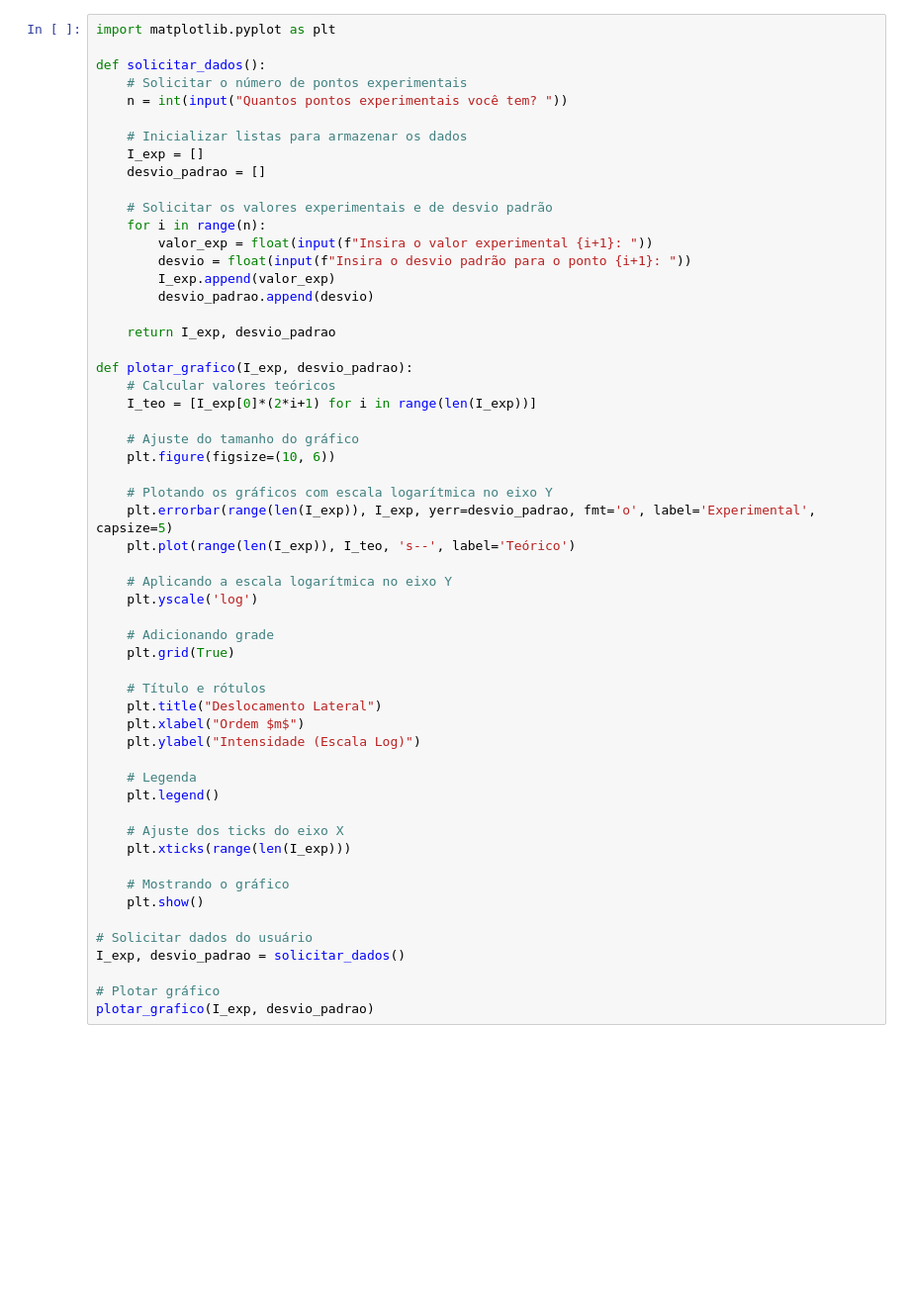
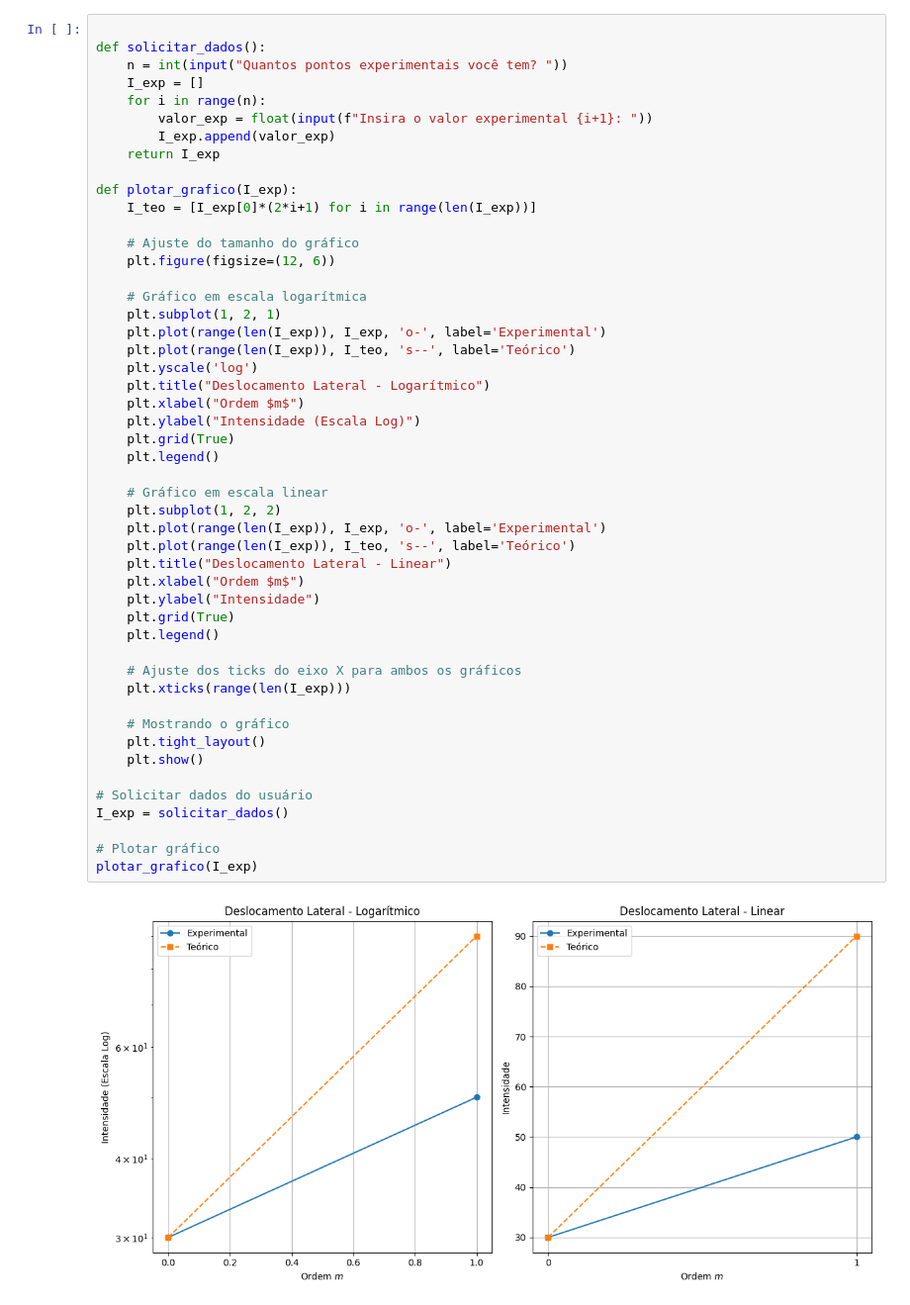
Before and after one commit to andressjr/Metrologia---PY, a Jupyter notebook: main.ipynb, the cells around one changed output. Shown: that part at 99% size. Cells and saved outputs as stored; diff of their text form; blank space fills up the shorter version.

```diff
--- a/main.ipynb
+++ b/main.ipynb
@@ -1,56 +38,51 @@
 # %%
-import matplotlib.pyplot as plt
 
 def solicitar_dados():
-    # Solicitar o número de pontos experimentais
     n = int(input("Quantos pontos experimentais você tem? "))
-
-    # Inicializar listas para armazenar os dados
     I_exp = []
-    desvio_padrao = []
-
-    # Solicitar os valores experimentais e de desvio padrão
     for i in range(n):
         valor_exp = float(input(f"Insira o valor experimental {i+1}: "))
-        desvio = float(input(f"Insira o desvio padrão para o ponto {i+1}: "))
         I_exp.append(valor_exp)
-        desvio_padrao.append(desvio)
+    return I_exp
 
-    return I_exp, desvio_padrao
-
-def plotar_grafico(I_exp, desvio_padrao):
-    # Calcular valores teóricos
+def plotar_grafico(I_exp):
     I_teo = [I_exp[0]*(2*i+1) for i in range(len(I_exp))]
 
     # Ajuste do tamanho do gráfico
-    plt.figure(figsize=(10, 6))
+    plt.figure(figsize=(12, 6))
 
-    # Plotando os gráficos com escala logarítmica no eixo Y
-    plt.errorbar(range(len(I_exp)), I_exp, yerr=desvio_padrao, fmt='o', label='Experimental', capsize=5)
+    # Gráfico em escala logarítmica
+    plt.subplot(1, 2, 1)
+    plt.plot(range(len(I_exp)), I_exp, 'o-', label='Experimental')
     plt.plot(range(len(I_exp)), I_teo, 's--', label='Teórico')
-
-    # Aplicando a escala logarítmica no eixo Y
     plt.yscale('log')
-
-    # Adicionando grade
-    plt.grid(True)
-
-    # Título e rótulos
-    plt.title("Deslocamento Lateral")
+    plt.title("Deslocamento Lateral - Logarítmico")
     plt.xlabel("Ordem $m$")
     plt.ylabel("Intensidade (Escala Log)")
-
-    # Legenda
+    plt.grid(True)
     plt.legend()
 
-    # Ajuste dos ticks do eixo X
+    # Gráfico em escala linear
+    plt.subplot(1, 2, 2)
+    plt.plot(range(len(I_exp)), I_exp, 'o-', label='Experimental')
+    plt.plot(range(len(I_exp)), I_teo, 's--', label='Teórico')
+    plt.title("Deslocamento Lateral - Linear")
+    plt.xlabel("Ordem $m$")
+    plt.ylabel("Intensidade")
+    plt.grid(True)
+    plt.legend()
+
+    # Ajuste dos ticks do eixo X para ambos os gráficos
     plt.xticks(range(len(I_exp)))
 
     # Mostrando o gráfico
+    plt.tight_layout()
     plt.show()
 
 # Solicitar dados do usuário
-I_exp, desvio_padrao = solicitar_dados()
+I_exp = solicitar_dados()
 
 # Plotar gráfico
-plotar_grafico(I_exp, desvio_padrao)
+plotar_grafico(I_exp)
+# %% [output]
+[figure, added]
```
Also changed, not shown: parts of 2 cells of this notebook.
